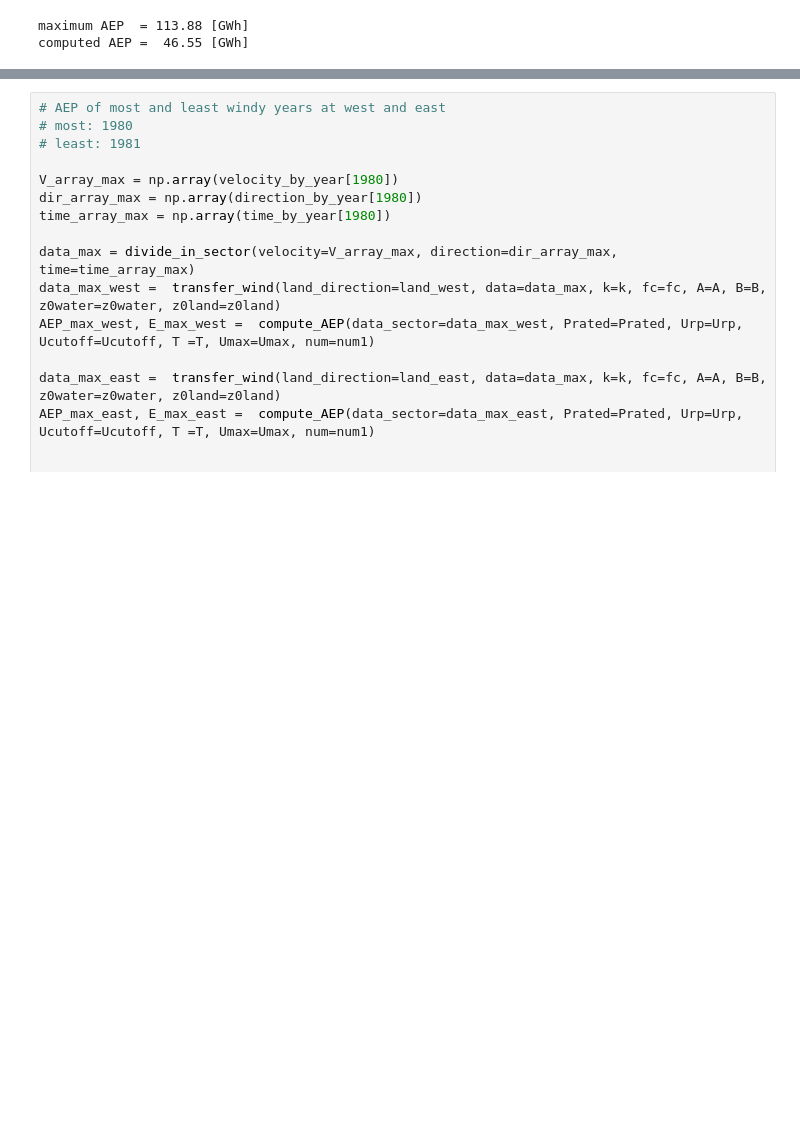
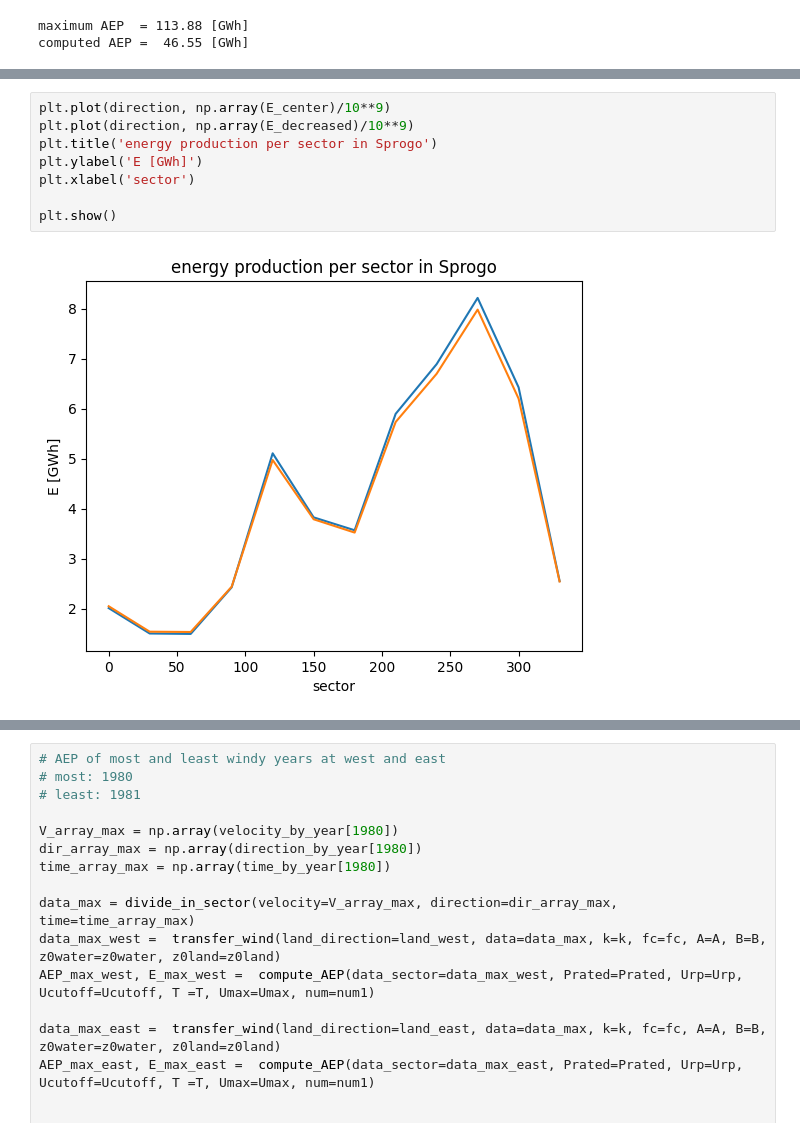
Before and after one commit to nicolaquaia/micrometereology, a Jupyter notebook: 04/assignment4_notebook_new.ipynb, the cells around one changed output, grey strips where cells are left out. Cells and saved outputs as stored; diff of their text form; blank space fills up the shorter version.

```diff
--- a/04/assignment4_notebook_new.ipynb
+++ b/04/assignment4_notebook_new.ipynb
@@ -360,3 +377,13 @@ plt.show()
+# %%
+plt.plot(direction, np.array(E_center)/10**9)
+plt.plot(direction, np.array(E_decreased)/10**9)
+plt.title('energy production per sector in Sprogo')
+plt.ylabel('E [GWh]')
+plt.xlabel('sector')
+
+plt.show()
+# %% [output]
+[figure, added]
 # %%
 # trasnfer data
 
```
Also changed, not shown: parts of 10 cells of this notebook.
